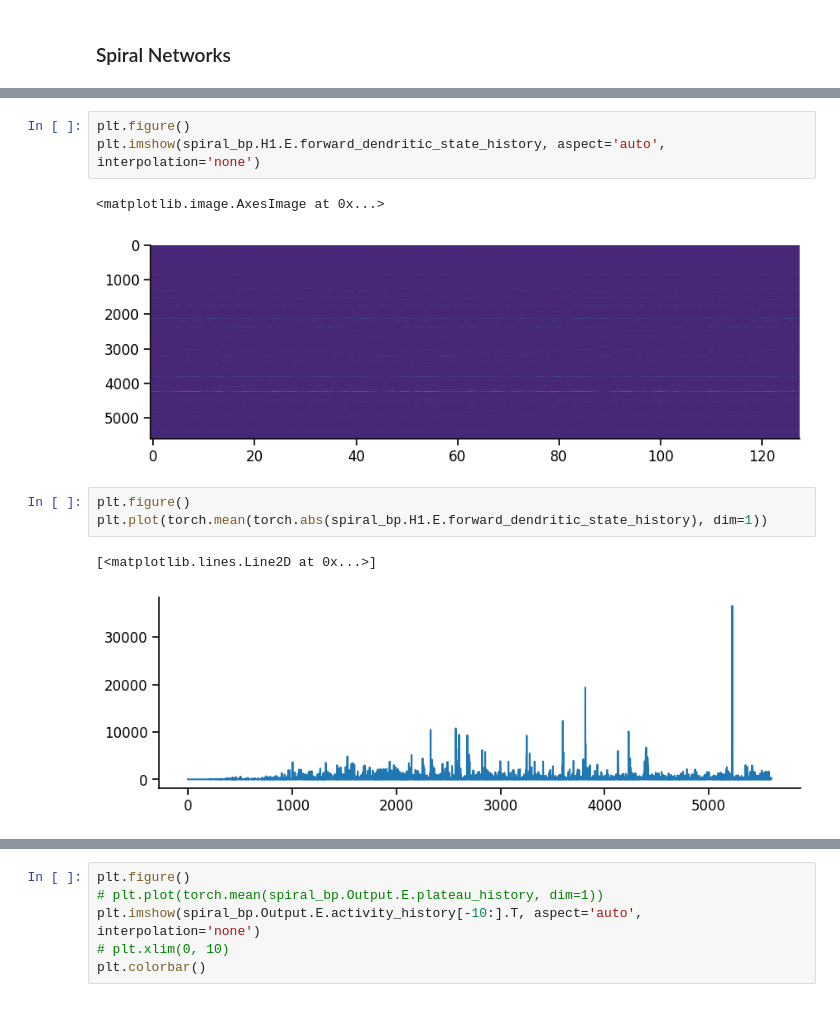
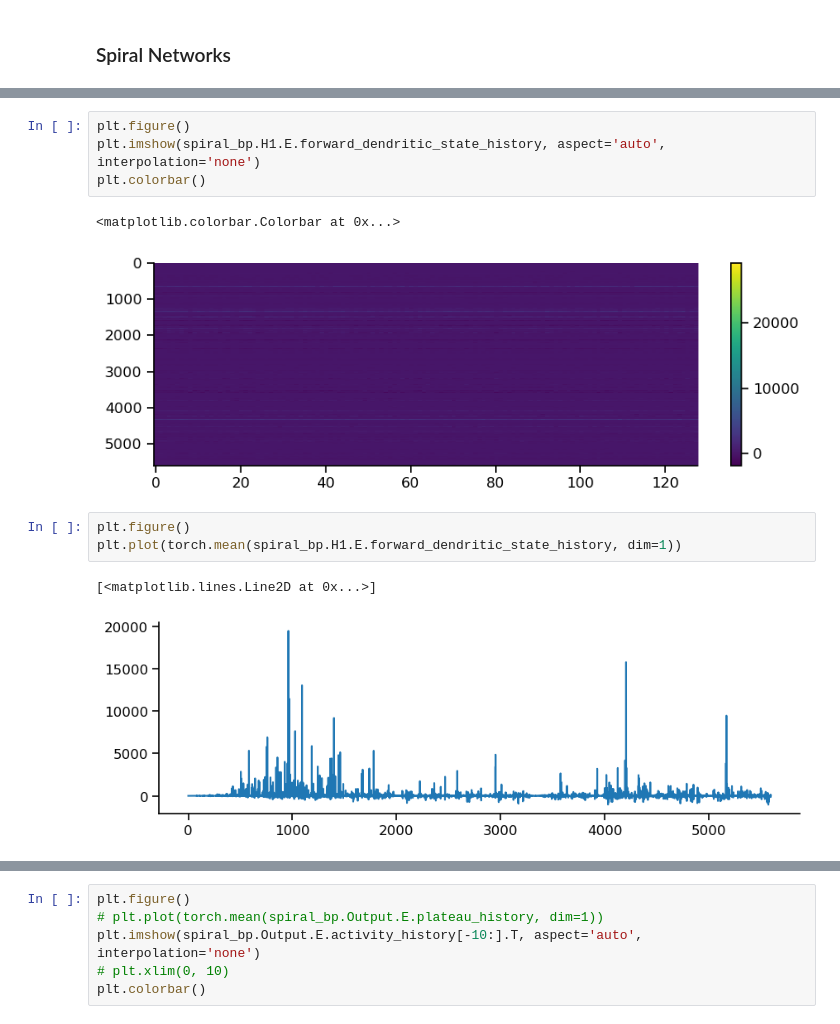
Before and after one commit to Milstein-Lab/EIANN, a Jupyter notebook: EIANN/notebooks/spiral_testing.ipynb, the cells around one changed output, grey strips where cells are left out. Drawn from its saved outputs; the diff is of its cells as text.

```diff
--- a/EIANN/notebooks/spiral_testing.ipynb
+++ b/EIANN/notebooks/spiral_testing.ipynb
@@ -78,15 +87,16 @@ Batch accuracy = 25.0%
 # %%
 plt.figure()
 plt.imshow(spiral_bp.H1.E.forward_dendritic_state_history, aspect='auto', interpolation='none')
+plt.colorbar()
 # %% [output]
-<matplotlib.image.AxesImage at 0x...>
+<matplotlib.colorbar.Colorbar at 0x...>
-[figure, old version]
+[figure, new version]
 # %%
 plt.figure()
-plt.plot(torch.mean(torch.abs(spiral_bp.H1.E.forward_dendritic_state_history), dim=1))
+plt.plot(torch.mean(spiral_bp.H1.E.forward_dendritic_state_history, dim=1))
 # %% [output]
 [<matplotlib.lines.Line2D at 0x...>]
-[figure, old version]
+[figure, new version]
 # %%
 plt.figure()
 # plt.plot(torch.mean(torch.abs(spiral_bp.H2.E.forward_dendritic_state_history), dim=1))
```
Also changed, not shown: parts of 7 cells of this notebook, 3 other files.
